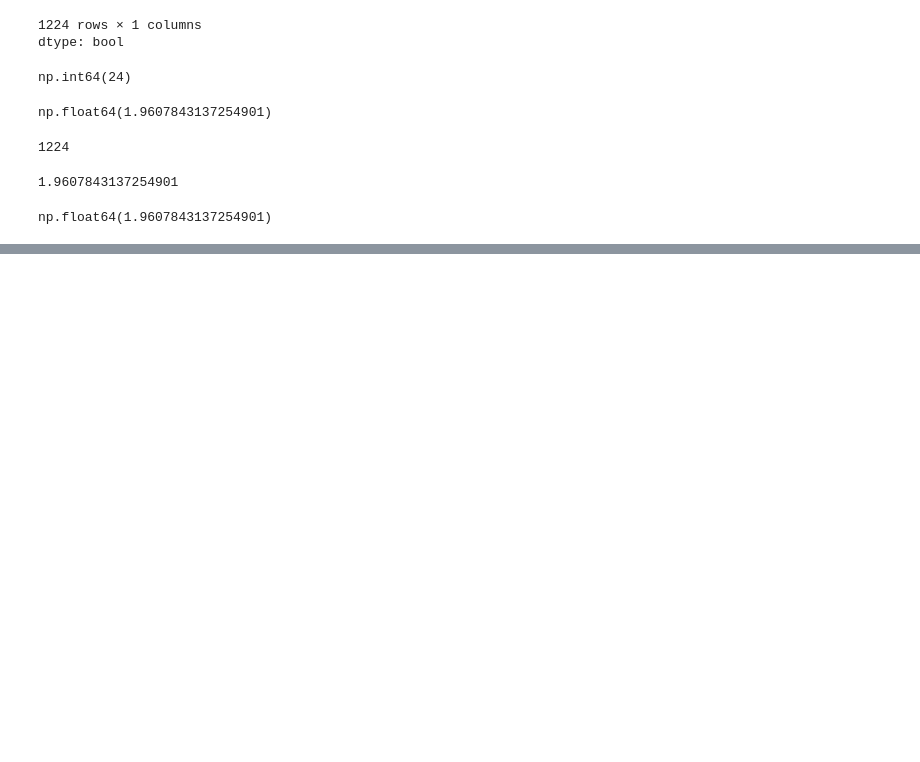
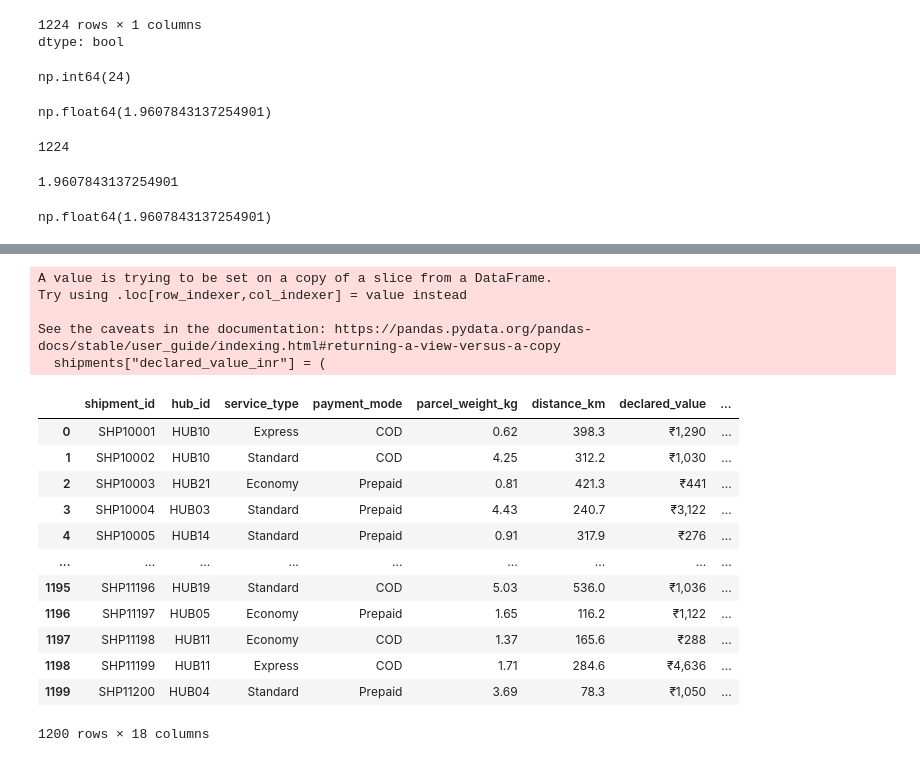
Before and after one commit to sarwathasan72-svg/Masai_IIT_AIML, a Jupyter notebook: IITR_Capstone_Project.ipynb, the cells around one changed output, grey strips where cells are left out. Cells and saved outputs as stored; diff of their text form; code cells hidden in the pictures; blank space fills up the shorter version.

```diff
--- a/IITR_Capstone_Project.ipynb
+++ b/IITR_Capstone_Project.ipynb
@@ -228,0 +393,2 @@ np.float64(1.9607843137254901)
+# %%
+shipments["service_type"] = (shipments["service_type"].str.strip().str.title())
@@ -228,0 +450,5 @@ np.float64(1.9607843137254901)
+# %%
+shipments["payment_mode"] = (
+    shipments["payment_mode"]
+    .fillna("Unknown")
+)
@@ -228,0 +470,33 @@ np.float64(1.9607843137254901)
+# %%
+shipments["declared_value_inr"] = (
+    shipments["declared_value"]
+    .str.replace("₹", "", regex=False)
+    .str.replace(",", "", regex=False)
+    .astype(float)
+)
+# %% [output]
+A value is trying to be set on a copy of a slice from a DataFrame.
+Try using .loc[row_indexer,col_indexer] = value instead
+
+See the caveats in the documentation: https://pandas.pydata.org/pandas-docs/stable/user_guide/indexing.html#returning-a-view-versus-a-copy
+  shipments["declared_value_inr"] = (
+# %%
+shipments = shipments.drop(
+    columns=["declared_value"]
+)
+# %%
+shipments
+# %% [output]
+|  | shipment_id | hub_id | service_type | payment_mode | parcel_weight_kg | distance_km | declared_value | ... |
+| 0 | SHP10001 | HUB10 | Express | COD | 0.62 | 398.3 | ₹1,290 | ... |
+| 1 | SHP10002 | HUB10 | Standard | COD | 4.25 | 312.2 | ₹1,030 | ... |
+| 2 | SHP10003 | HUB21 | Economy | Prepaid | 0.81 | 421.3 | ₹441 | ... |
+| 3 | SHP10004 | HUB03 | Standard | Prepaid | 4.43 | 240.7 | ₹3,122 | ... |
+| 4 | SHP10005 | HUB14 | Standard | Prepaid | 0.91 | 317.9 | ₹276 | ... |
+| ... | ... | ... | ... | ... | ... | ... | ... | ... |
+| 1195 | SHP11196 | HUB19 | Standard | COD | 5.03 | 536.0 | ₹1,036 | ... |
+| 1196 | SHP11197 | HUB05 | Economy | Prepaid | 1.65 | 116.2 | ₹1,122 | ... |
+| 1197 | SHP11198 | HUB11 | Economy | COD | 1.37 | 165.6 | ₹288 | ... |
+| 1198 | SHP11199 | HUB11 | Express | COD | 1.71 | 284.6 | ₹4,636 | ... |
+| 1199 | SHP11200 | HUB04 | Standard | Prepaid | 3.69 | 78.3 | ₹1,050 | ... |
+1200 rows × 18 columns
```
Also changed, not shown: parts of 32 cells of this notebook.
